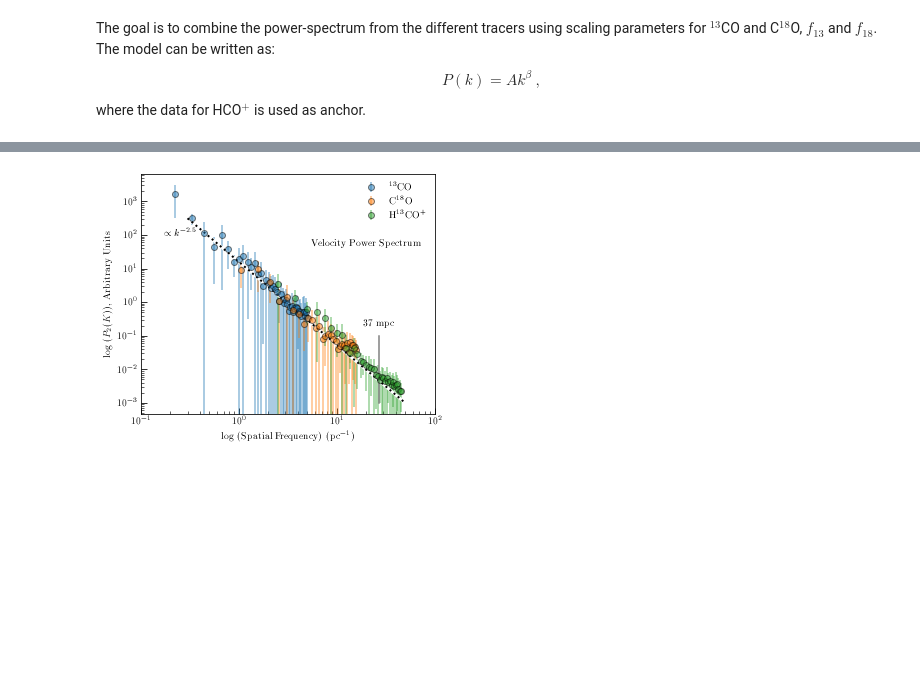
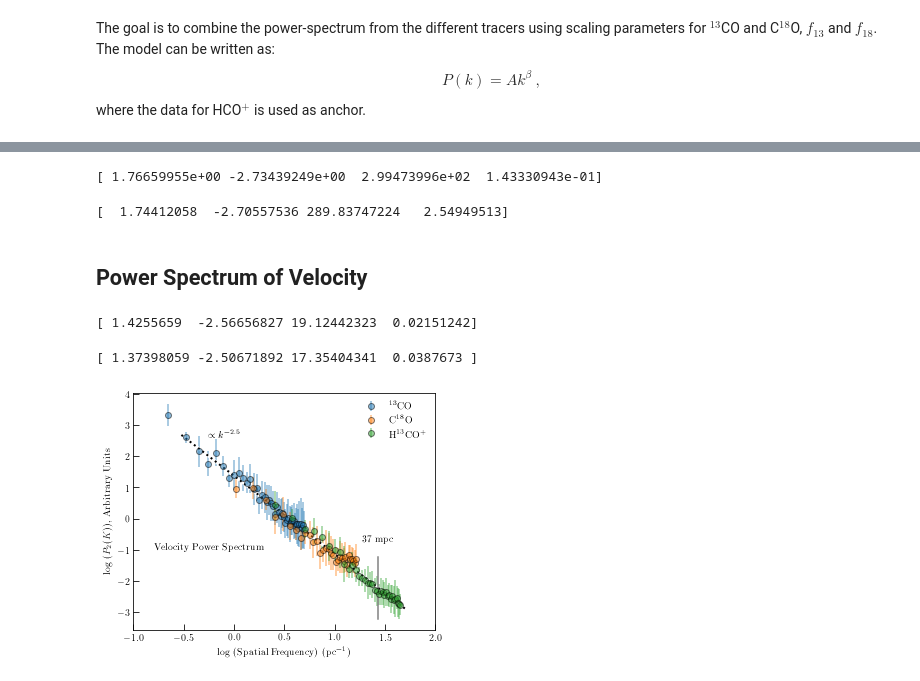
Before and after one commit to jpinedaf/NGC1333_NOEMA_turbulence, a Jupyter notebook: NGC1333_determine_turbulence.ipynb, the cells around one changed output, grey strips where cells are left out. Drawn from its saved outputs; the diff is of its cells as text; code cells hidden in the pictures; blank space fills up the shorter version.

```diff
--- a/NGC1333_determine_turbulence.ipynb
+++ b/NGC1333_determine_turbulence.ipynb
@@ -1300,38 +554,0 @@ fig.savefig('figs/NGC1333_Velocity_Power_Spectrum_Arb_fit_HNC.pdf')
-# %%
-fig, ax = plt.subplots(figsize=(5, 4))
-
-f_13co = soln_h13cop_vc.x[2]
-f_h13cop = 0.05 # soln_h13cop_vc.x[3]
-
-label_power_fit = r'$\propto k^{'
-label_power_fit = label_power_fit + '{0}'.format(np.round(soln_h13cop_vc.x[1], decimals=1)) + '}$'
-
-ax.errorbar(freq_vc_13co, f_13co * P_vc_13co, yerr=f_13co * eP_vc_13co,
-            alpha=0.5, markeredgecolor='k', label=r'$^{13}$CO', fmt="o")
-ax.errorbar(freq_vc_c18o, P_vc_c18o, yerr=eP_vc_c18o,
-            alpha=0.5, markeredgecolor='k', label=r'C$^{18}$O', fmt="o")
-ax.errorbar(freq_vc_h13cop, f_h13cop * P_vc_h13cop, yerr=f_h13cop * eP_vc_h13cop,
-            alpha=0.5, markeredgecolor='k', label=r'H$^{13}$CO$^{+}$', fmt="o")
-
-x_sample = np.array([0.3, 50])
-ax.plot(x_sample, soln_h13cop_vc.x[0] * np.power(x_sample, soln_h13cop_vc.x[1]), color='w', lw=3)
-ax.plot(x_sample, soln_h13cop_vc.x[0] * np.power(x_sample, soln_h13cop_vc.x[1]), color='k', lw=2, ls=':')
-
-ax.text(0.25, 1e2, label_power_fit, horizontalalignment='center')
-
-plt.legend(frameon=False)
-ax.set_xlabel(r'log (Spatial Frequency) (pc$^{-1}$)')
-ax.set_ylabel(r'log ($P_2(K)$), Arbitrary Units')
-ax.set_xscale('log')
-ax.set_yscale('log')
-
-ax.text(20, 5e1, 'Velocity Power Spectrum', horizontalalignment='center')
-
-ax.plot([1./37e-3, 1./37e-3], [1e-3, 0.1], color='gray')
-ax.text(1./37e-3, 0.2, '37 mpc', horizontalalignment='center')
-
-ax.set_xlim(0.1, 100)
-plt.tight_layout()
-fig.savefig('figs/NGC1333_Velocity_Power_Spectrum_Arb_fit_H13COp.pdf')
-# %% [output]
-[figure, removed]
@@ -1337,0 +669,18 @@ fig.savefig('figs/NGC1333_Velocity_Power_Spectrum_Arb_fit_H13COp.pdf')
+# %%
+from scipy.optimize import minimize
+
+nll = lambda *args: -log_likelihood_log_TdV_HNC(*args)
+initial = np.array([1.8, -2.7, 300., 0.15])
+soln_log_hnc = minimize(nll, initial)
+print(soln_log_hnc.x)
+# %% [output]
+[ 1.76659955e+00 -2.73439249e+00  2.99473996e+02  1.43330943e-01]
+# %%
+nll = lambda *args: -log_likelihood_log_TdV_H13COp(*args)
+initial = np.array([1.8, -2.7, 290., 2.5])
+soln_log_h13cop = minimize(nll, initial)
+print(soln_log_h13cop.x)
+# %% [output]
+[  1.74412058  -2.70557536 289.83747224   2.54949513]
+# %% [markdown]
+## Power Spectrum of Velocity
@@ -1337,0 +797,16 @@ fig.savefig('figs/NGC1333_Velocity_Power_Spectrum_Arb_fit_H13COp.pdf')
+# %%
+from scipy.optimize import minimize
+
+nll = lambda *args: -log_likelihood_log_vc_HNC(*args)
+initial = np.array([1.3, -2.4, 13., 0.01])
+soln_log_hnc_vc = minimize(nll, initial)
+print(soln_log_hnc_vc.x)
+# %% [output]
+[ 1.4255659  -2.56656827 19.12442323  0.02151242]
+# %%
+nll = lambda *args: -log_likelihood_log_vc_H13COp(*args)
+initial = np.array([np.log10(16.), -2.4, 13.5, 0.03])
+soln_log_h13cop_vc = minimize(nll, initial)
+print(soln_log_h13cop_vc.x)
+# %% [output]
+[ 1.37398059 -2.50671892 17.35404341  0.0387673 ]
@@ -1337,0 +897,6 @@ fig.savefig('figs/NGC1333_Velocity_Power_Spectrum_Arb_fit_H13COp.pdf')
+# %%
+fig, ax = plt.subplots(figsize=(5, 4))
+plot_powerspectrum(ax, soln_log_h13cop_vc.x, ps_vc=True, do_hnc=False)
+fig.savefig('figs/NGC1333_Velocity_Power_Spectrum_Arb_fit_H13COp_log.pdf')
+# %% [output]
+[figure, added]
```
Also changed, not shown: parts of 98 cells of this notebook, 16 other files.
